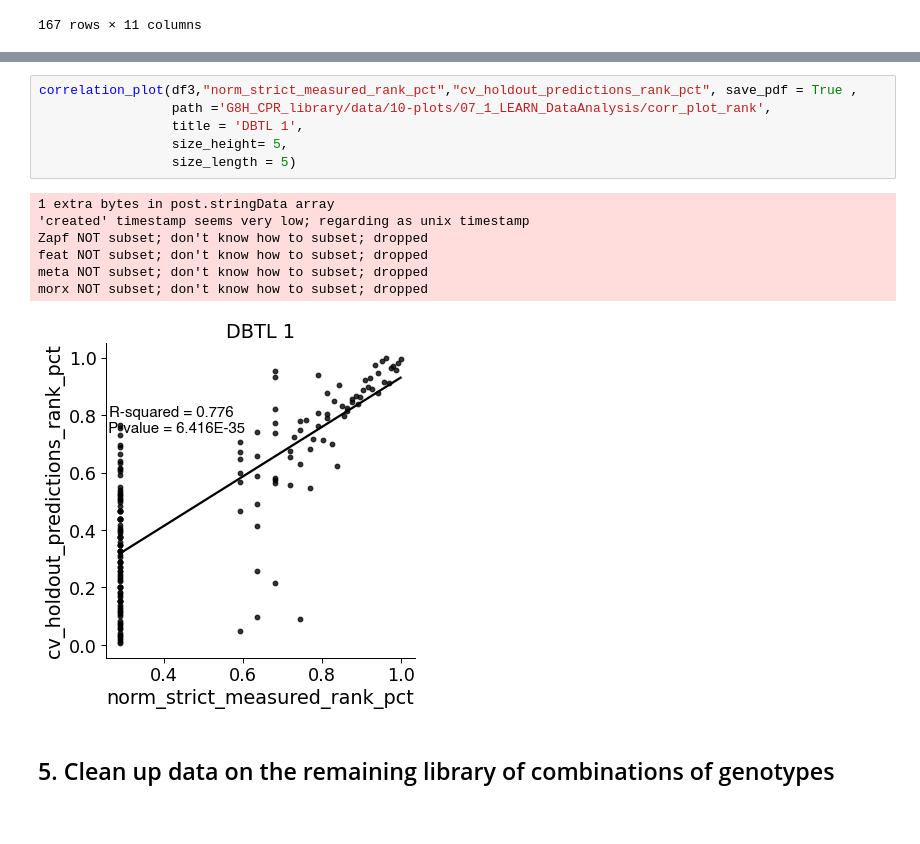
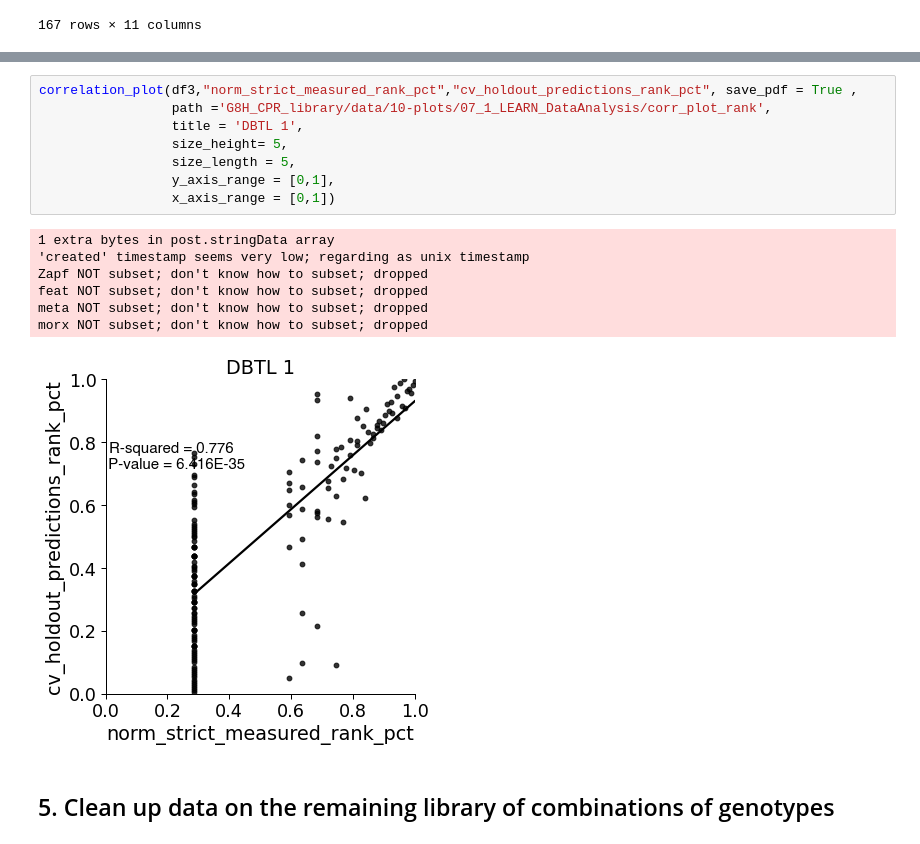
Before and after one commit to hiyama341/teemi, a Jupyter notebook: colab_notebooks/07_1_LEARN_DataAnalysis.ipynb, the cells around one changed output, grey strips where cells are left out. Drawn from its saved outputs; the diff is of its cells as text.

Commit message:
new corr_plot functionalities

```diff
--- a/colab_notebooks/07_1_LEARN_DataAnalysis.ipynb
+++ b/colab_notebooks/07_1_LEARN_DataAnalysis.ipynb
@@ -439,17 +439,19 @@ correlation_plot
 # %%
 correlation_plot(df3,"norm_strict_measured_rank_pct","cv_holdout_predictions_rank_pct", save_pdf = True ,
                  path ='G8H_CPR_library/data/10-plots/07_1_LEARN_DataAnalysis/corr_plot_rank',
                  title = 'DBTL 1',
                  size_height= 5,
-                 size_length = 5)
+                 size_length = 5,
+                 y_axis_range = [0,1],
+                 x_axis_range = [0,1])
 # %% [output]
 1 extra bytes in post.stringData array
 'created' timestamp seems very low; regarding as unix timestamp
 Zapf NOT subset; don't know how to subset; dropped
 feat NOT subset; don't know how to subset; dropped
 meta NOT subset; don't know how to subset; dropped
 morx NOT subset; don't know how to subset; dropped
-[figure, old version]
+[figure, new version]
 # %% [markdown]
 ## 5. Clean up data on the remaining library of combinations of genotypes
 # %%
```
Also changed, not shown: parts of 4 cells of this notebook, 1 other file.
